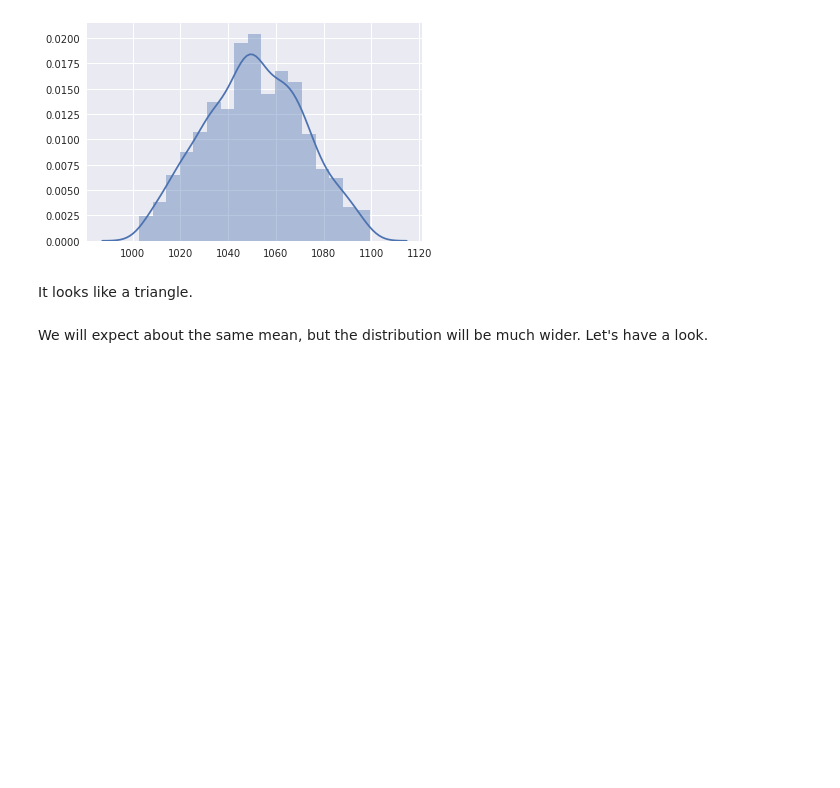
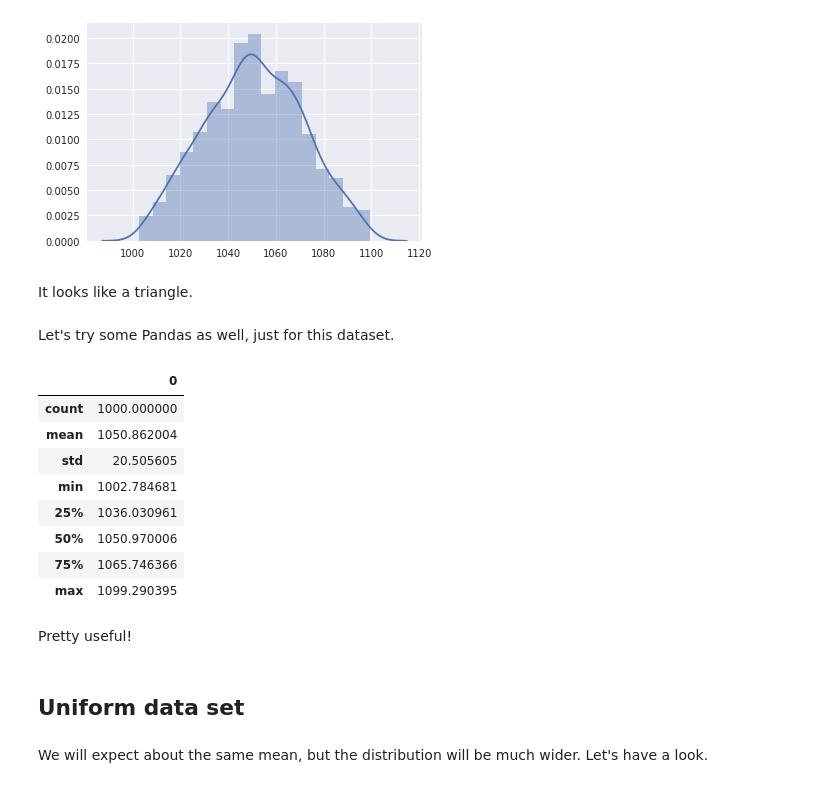
Before and after one commit to staticaland/modern-python-notes, a Jupyter notebook: modern_python.ipynb, the cells around one changed output. Cells and saved outputs as stored; diff of their text form; code cells hidden in the pictures; blank space fills up the shorter version.

```diff
--- a/modern_python.ipynb
+++ b/modern_python.ipynb
@@ -293,3 +295,22 @@ It looks like a triangle.
+# %% [markdown]
+Let's try some Pandas as well, just for this dataset.
+# %%
+df = pd.DataFrame(data)
+df.describe()
+# %% [output]
+|  | 0 |
+| count | 1000.000000 |
+| mean | 1050.862004 |
+| std | 20.505605 |
+| min | 1002.784681 |
+| 25% | 1036.030961 |
+| 50% | 1050.970006 |
+| 75% | 1065.746366 |
+| max | 1099.290395 |
+# %% [markdown]
+Pretty useful!
+# %% [markdown]
+## Uniform data set
 # %%
 data = [uniform(1000, 1100) for i in range(1000)]
 # %% [markdown]
```
Also changed, not shown: parts of 19 cells of this notebook.
